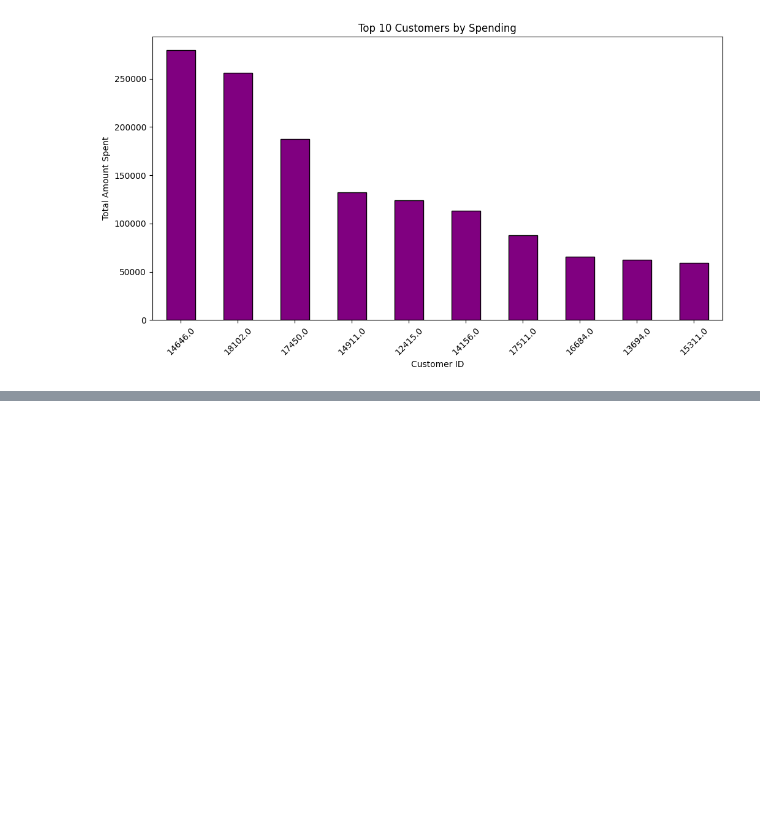
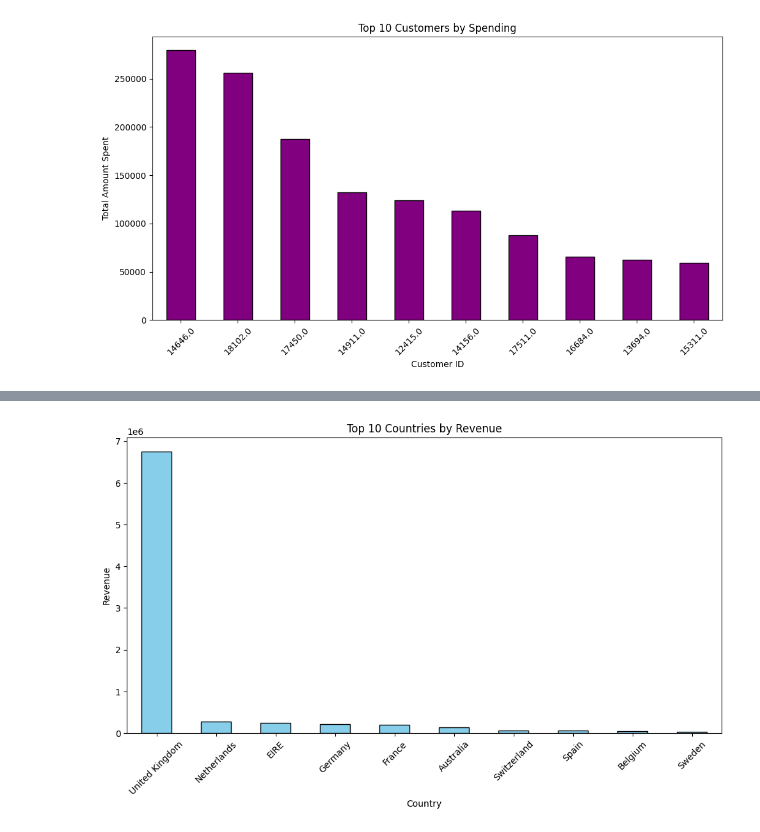
Before and after one commit to shreyabirajdar25-eng/RetailPulse, a Jupyter notebook: EDA.ipynb, the cells around one changed output, grey strips where cells are left out. Saved outputs shown, nothing was run; the diff lists cells and outputs as text; code cells hidden in the pictures; blank space fills up the shorter version.

```diff
--- a/EDA.ipynb
+++ b/EDA.ipynb
@@ -213,0 +262,17 @@ plt.show()
+# %%
+country_revenue = df.groupby("Country")["TotalPrice"].sum().sort_values(ascending=False).head(10)
+
+plt.figure(figsize=(12,6))
+country_revenue.plot(
+    kind="bar",
+    color="skyblue",
+    edgecolor="black"
+)
+
+plt.title("Top 10 Countries by Revenue")
+plt.xlabel("Country")
+plt.ylabel("Revenue")
+plt.xticks(rotation=45)
+plt.show()
+# %% [output]
+[figure, added]
```
Also changed, not shown: parts of 13 cells of this notebook, 3 other files.
